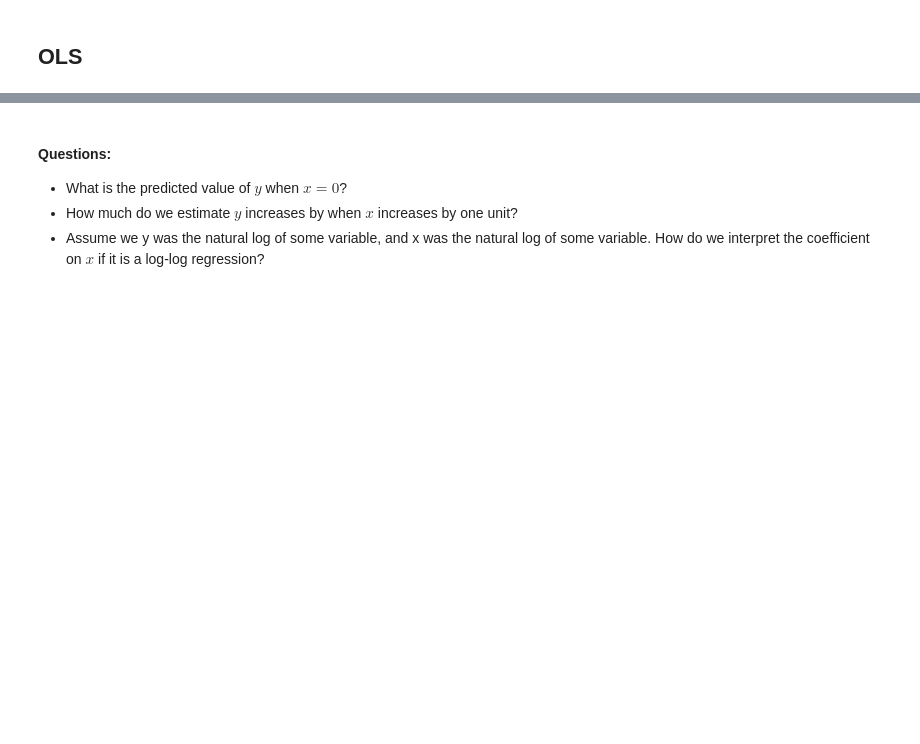
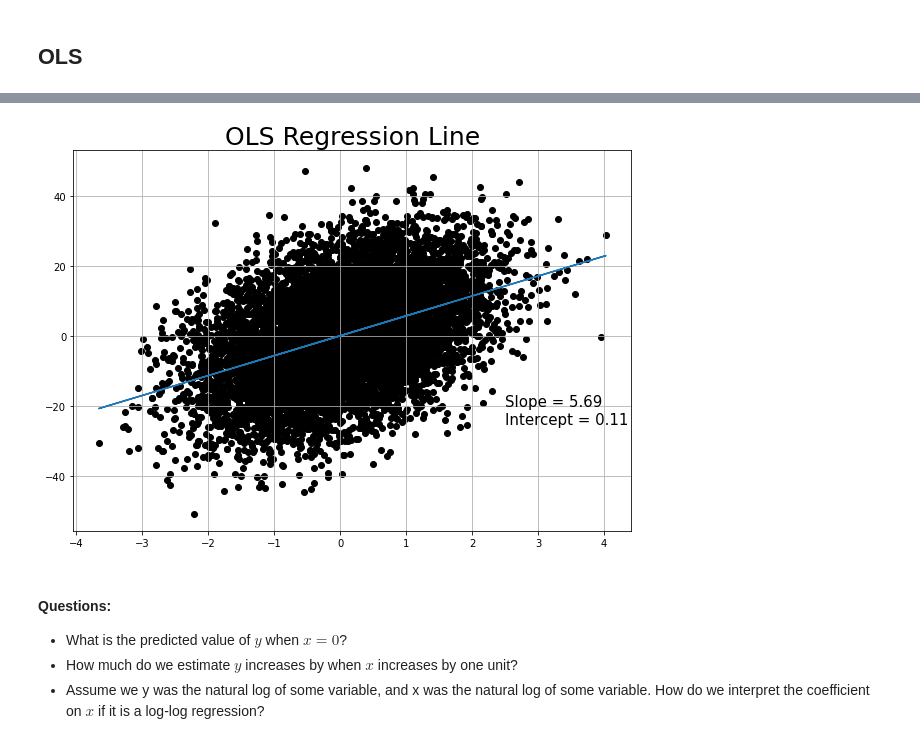
Before and after one commit to causalinfpython/mixtape, a Jupyter notebook: Probability_and_Regression.ipynb, the cells around one changed output, grey strips where cells are left out. Saved outputs shown, nothing was run; the diff lists cells and outputs as text; code cells hidden in the pictures; blank space fills up the shorter version.

```diff
--- a/Probability_and_Regression.ipynb
+++ b/Probability_and_Regression.ipynb
@@ -19,10 +18,16 @@ def read_data(file):
 # %% [markdown]
 ## OLS
 # %%
+# Set seed
 np.random.seed(1)
 
+# Set observations
+obs = 10000
+
+# Construct dataset
 tb = pd.DataFrame({
-    'x': np.random.normal(size=10000),
-    'u': np.random.normal(size=10000)})
+    'x': np.random.normal(size = obs),
+    'u': np.random.normal(size = obs)})
+
 tb['y'] = 5.5*tb['x'].values + 12*tb['u'].values
 # %%
@@ -31,5 +59,6 @@ reg_tb.summary()
 # %%
+# Construct variables
 tb['yhat1'] = reg_tb.predict(tb)
-tb['yhat2'] = 0.1114 + 5.6887*tb['x']
+tb['yhat2'] = reg_tb.params[0] + reg_tb.params[1]*tb['x']
 tb['uhat1'] = reg_tb.resid
 tb['uhat2'] = tb['y'] - tb['yhat2']
@@ -47,3 +78,26 @@ p.ggplot(tb, p.aes(x='x', y='y')) +\
+# %%
+# Create figure
+fig, ax = plt.subplots(figsize = (10, 7))
+
+# Add scatterplot
+plt.scatter(tb.x, tb.y, color = 'black')
+
+# Create line-of-best fit and add to plot
+m, b = np.polyfit(tb.x, tb.y, deg = 1)
+ax.plot(tb.x, m*tb.x + b)
+
+# Display slope and intercept on plot
+ax.text(2.5, -20, "Slope = {:.2f}".format(m), size = 15)
+ax.text(2.5, -25, "Intercept = {:.2f}".format(b), size = 15)
+
+# Customize the plot by adding title and gridlines
+ax.set_title('OLS Regression Line', size = 25)
+ax.grid()
+
+# Show plot
+plt.show()
+# %% [output]
+[figure, added]
 # %% [markdown]
 #### Questions:
 
```
Also changed, not shown: parts of 11 cells of this notebook.
